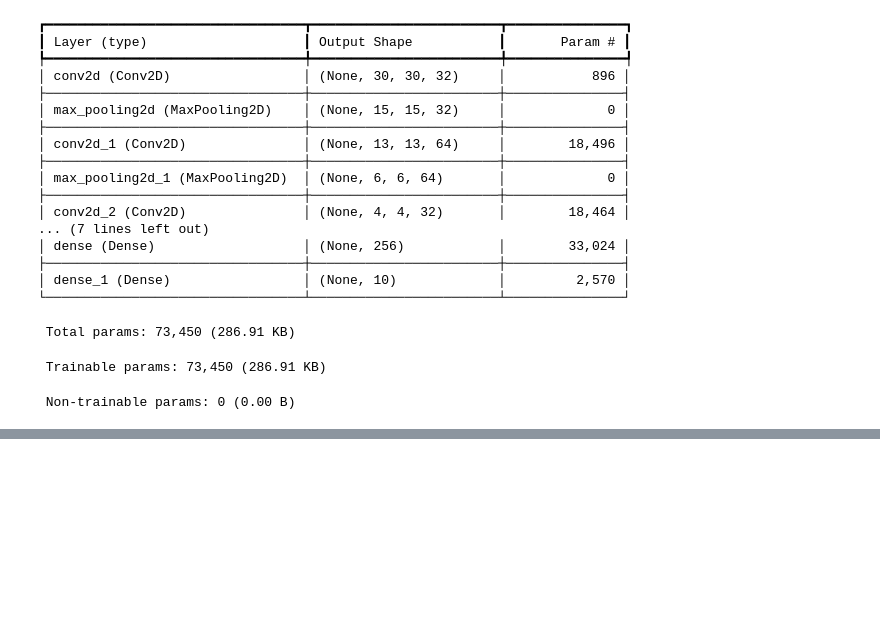
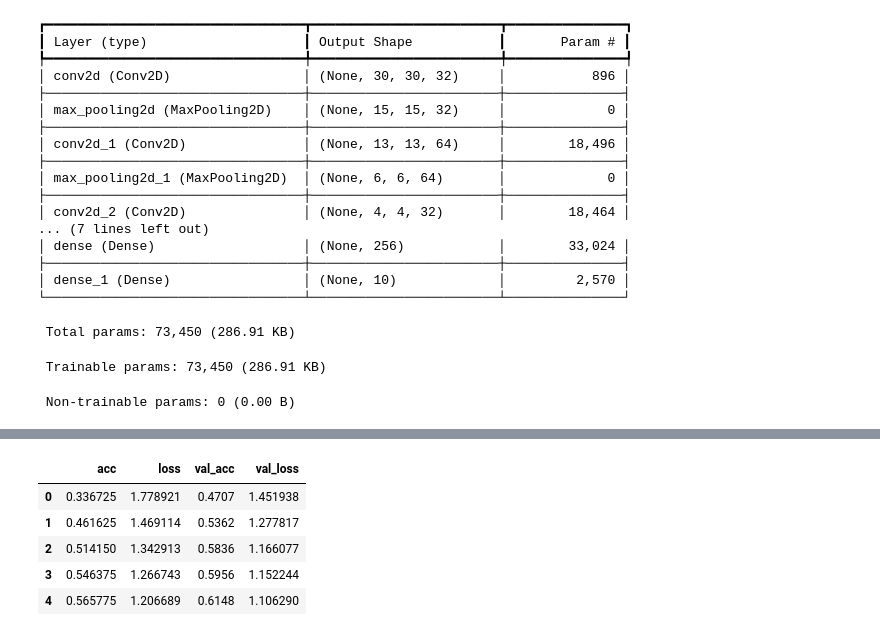
Before and after one commit to AIgineerAB/Artificial_Intelligence_HA24, a Jupyter notebook: code_alongs/Lec10_cnn.ipynb, the cells around one changed output, grey strips where cells are left out. Saved outputs shown, nothing was run; the diff lists cells and outputs as text; code cells hidden in the pictures; blank space fills up the shorter version.

```diff
--- a/code_alongs/Lec10_cnn.ipynb
+++ b/code_alongs/Lec10_cnn.ipynb
@@ -207,0 +210,10 @@ Epoch 8/100
+# %%
+metrics = pd.DataFrame(model.history.history)
+metrics.head()
+# %% [output]
+|  | acc | loss | val_acc | val_loss |
+| 0 | 0.336725 | 1.778921 | 0.4707 | 1.451938 |
+| 1 | 0.461625 | 1.469114 | 0.5362 | 1.277817 |
+| 2 | 0.514150 | 1.342913 | 0.5836 | 1.166077 |
+| 3 | 0.546375 | 1.266743 | 0.5956 | 1.152244 |
+| 4 | 0.565775 | 1.206689 | 0.6148 | 1.106290 |
```
Also changed, not shown: parts of 4 cells of this notebook.
